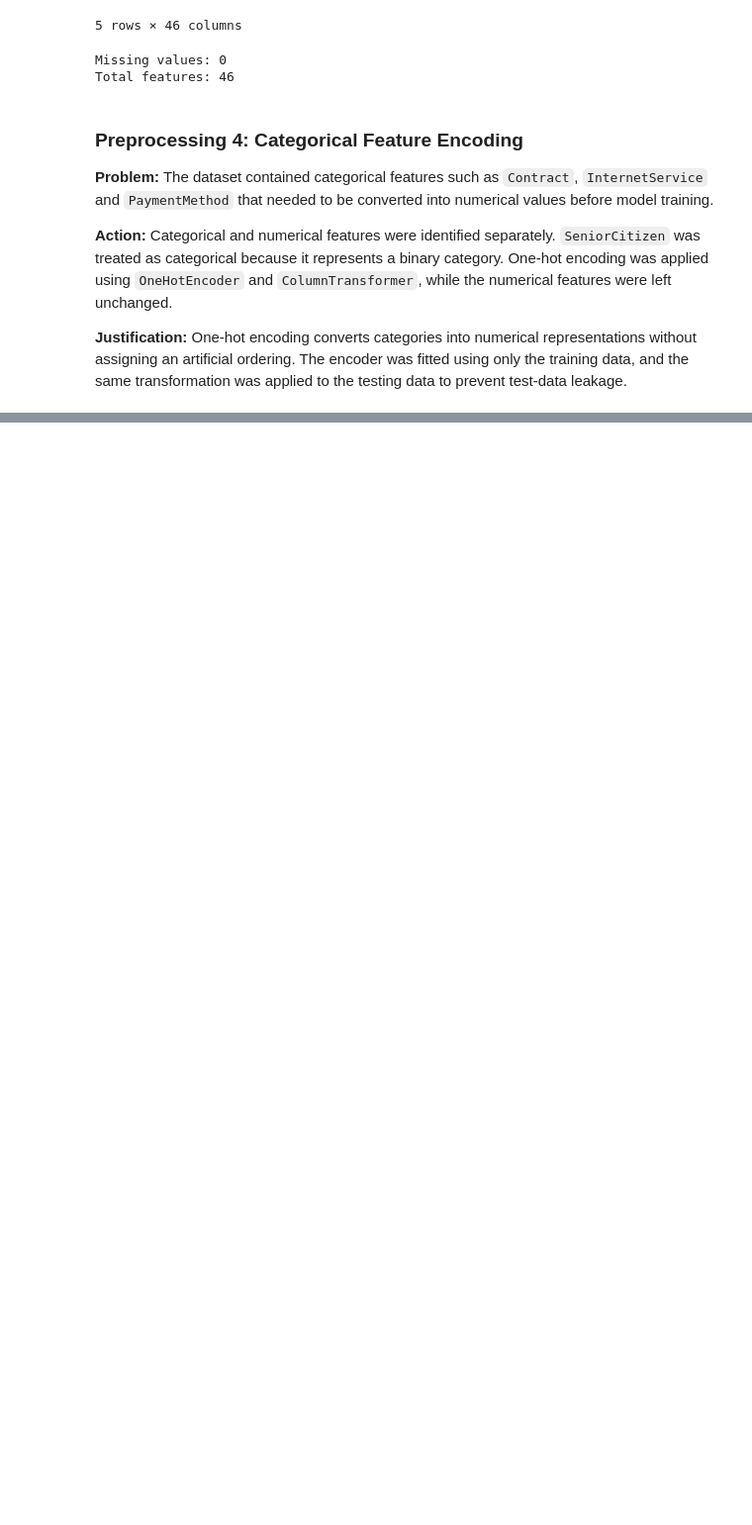
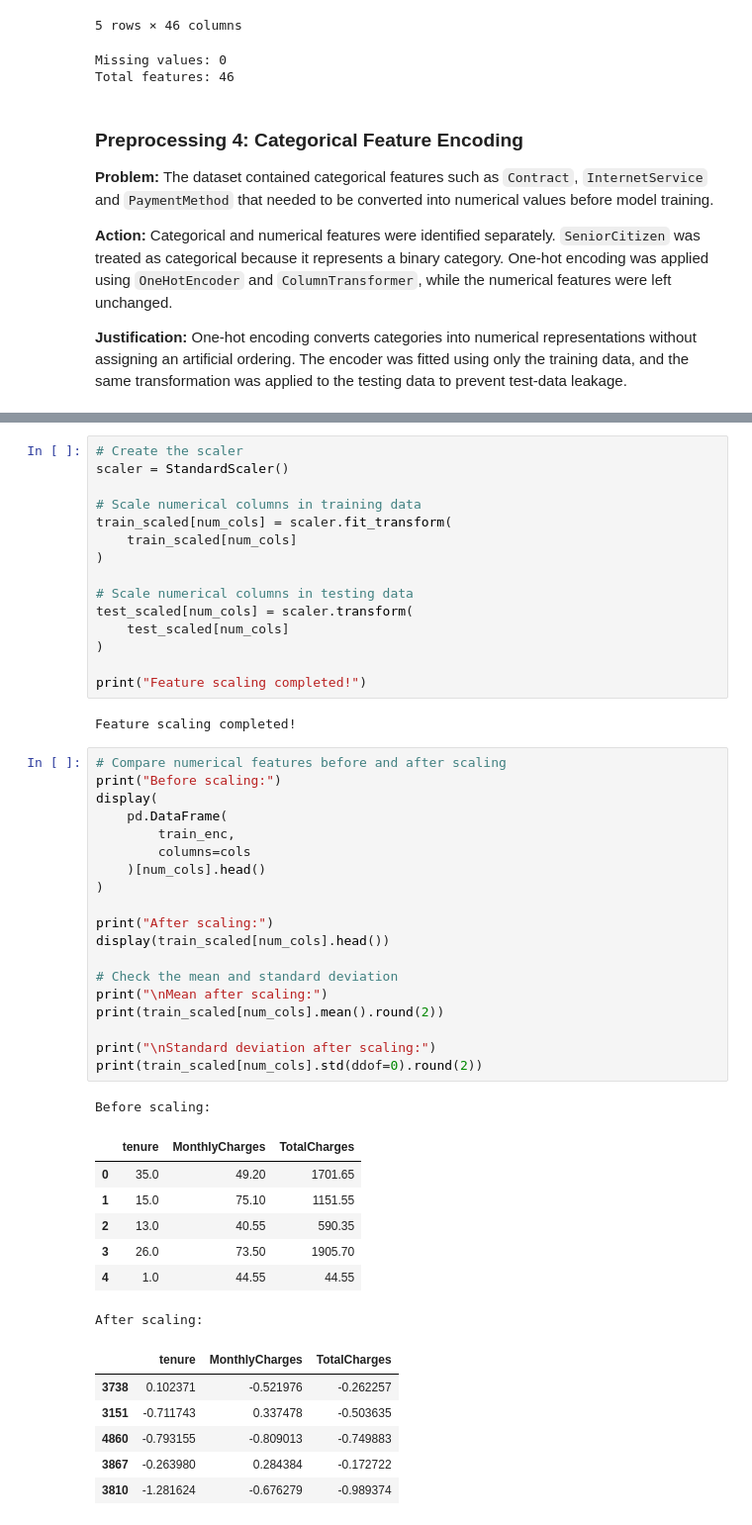
Before and after one commit to Tharul-Fernando/CM2604-Telco-Customer-Churn, a Jupyter notebook: 02_Data_Preprocessing.ipynb, the cells around one changed output, grey strips where cells are left out. Shown at 99% size. Drawn from its saved outputs; the diff is of its cells as text; blank space fills up the shorter version.

Commit message:
Created using Colab: Implement numerical feature scaling

```diff
--- a/02_Data_Preprocessing.ipynb
+++ b/02_Data_Preprocessing.ipynb
@@ -285,0 +308,51 @@ Total features: 46
+# %%
+# Create the scaler
+scaler = StandardScaler()
+
+# Scale numerical columns in training data
+train_scaled[num_cols] = scaler.fit_transform(
+    train_scaled[num_cols]
+)
+
+# Scale numerical columns in testing data
+test_scaled[num_cols] = scaler.transform(
+    test_scaled[num_cols]
+)
+
+print("Feature scaling completed!")
+# %% [output]
+Feature scaling completed!
+# %%
+# Compare numerical features before and after scaling
+print("Before scaling:")
+display(
+    pd.DataFrame(
+        train_enc,
+        columns=cols
+    )[num_cols].head()
+)
+
+print("After scaling:")
+display(train_scaled[num_cols].head())
+
+# Check the mean and standard deviation
+print("\nMean after scaling:")
+print(train_scaled[num_cols].mean().round(2))
+
+print("\nStandard deviation after scaling:")
+print(train_scaled[num_cols].std(ddof=0).round(2))
+# %% [output]
+Before scaling:
+|  | tenure | MonthlyCharges | TotalCharges |
+| 0 | 35.0 | 49.20 | 1701.65 |
+| 1 | 15.0 | 75.10 | 1151.55 |
+| 2 | 13.0 | 40.55 | 590.35 |
+| 3 | 26.0 | 73.50 | 1905.70 |
+| 4 | 1.0 | 44.55 | 44.55 |
+After scaling:
+|  | tenure | MonthlyCharges | TotalCharges |
+| 3738 | 0.102371 | -0.521976 | -0.262257 |
+| 3151 | -0.711743 | 0.337478 | -0.503635 |
+| 4860 | -0.793155 | -0.809013 | -0.749883 |
+| 3867 | -0.263980 | 0.284384 | -0.172722 |
+| 3810 | -1.281624 | -0.676279 | -0.989374 |
```
Also changed, not shown: parts of 5 cells of this notebook.
